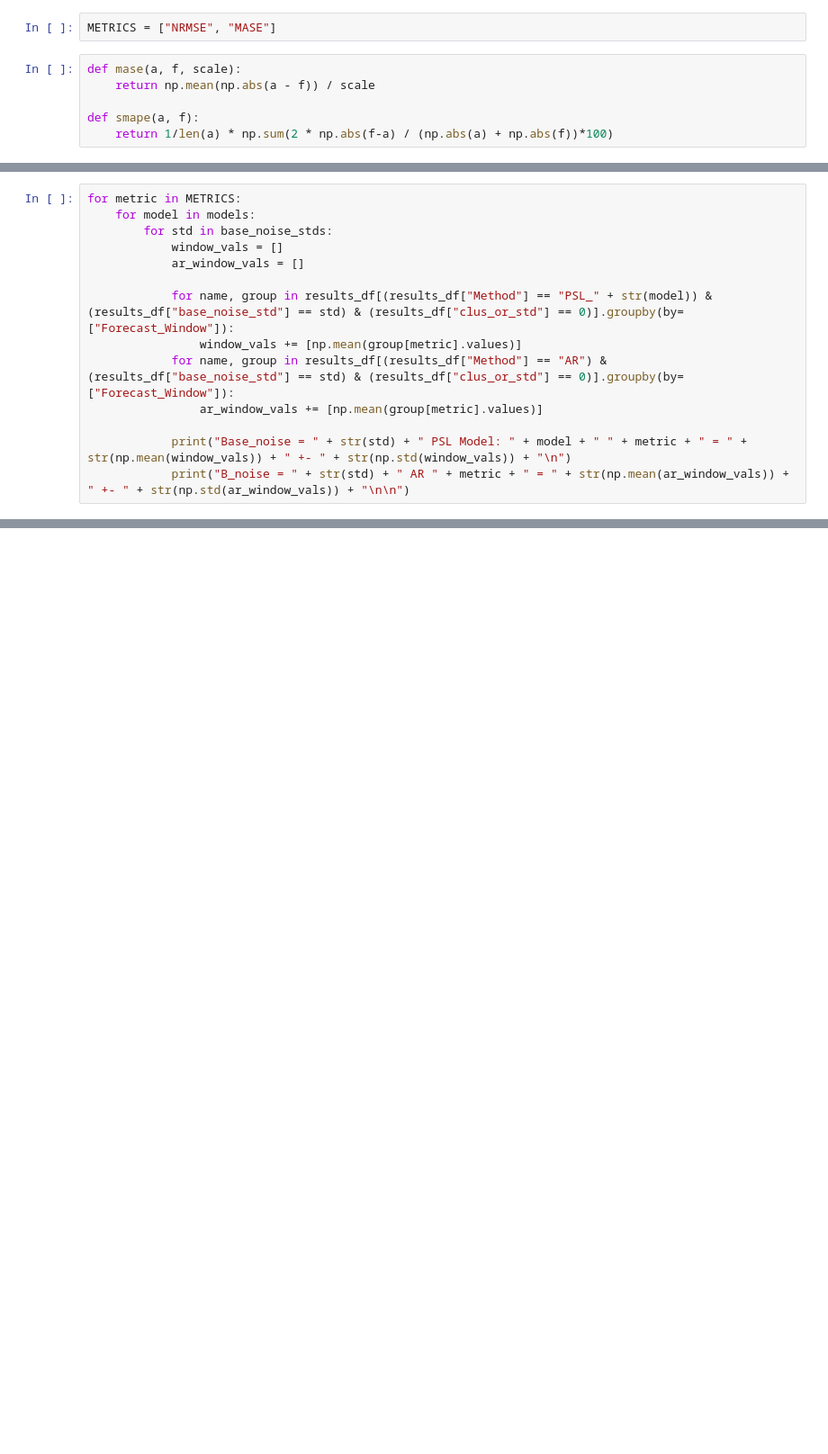
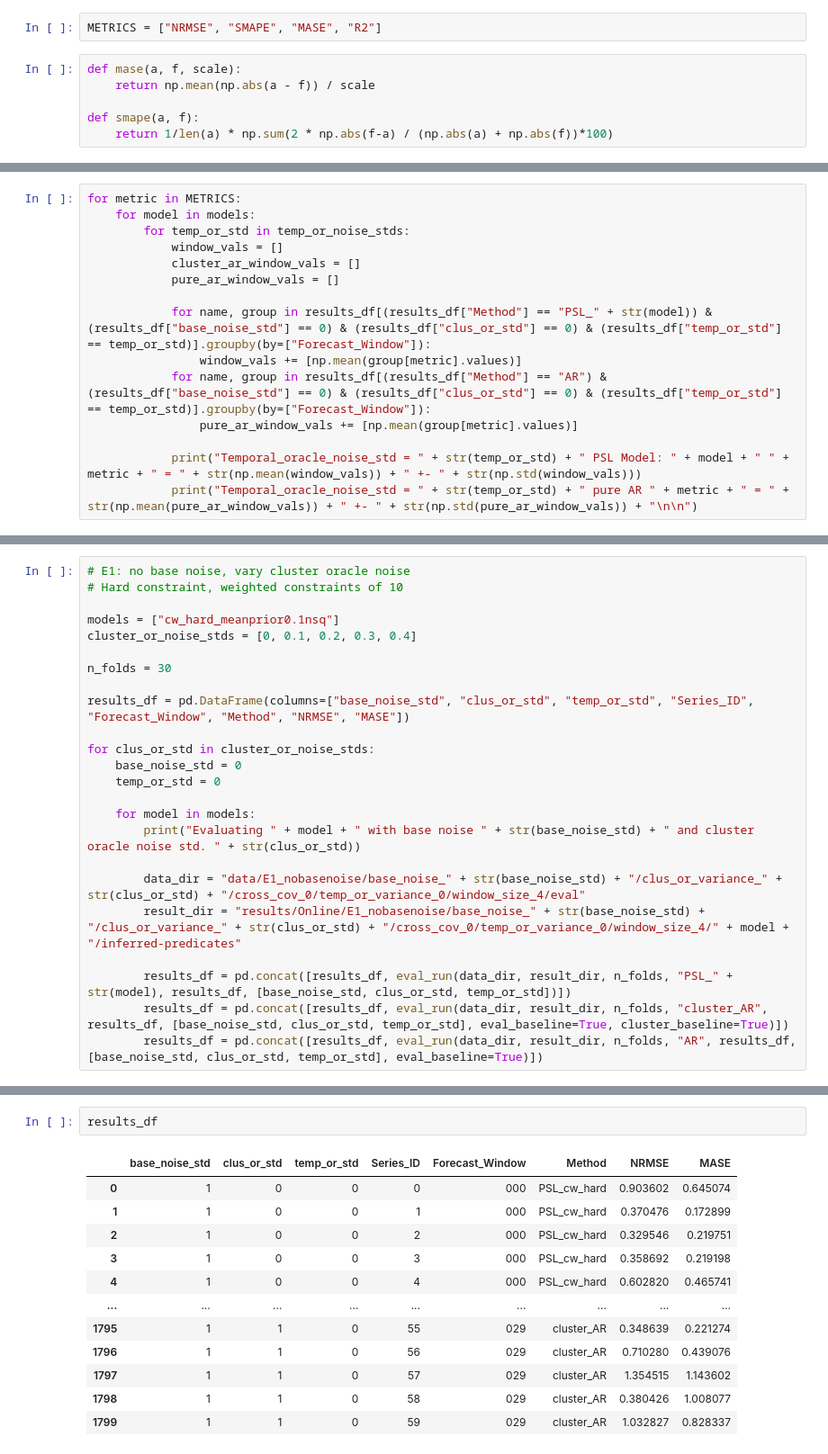
Before and after one commit to ThachAndrew/SyntheticTimeSeries, a Jupyter notebook: PSL-ARH results.ipynb, the cells around one changed output, grey strips where cells are left out. Shown: that part at 90% size. Drawn from its saved outputs; the diff is of its cells as text; blank space fills up the shorter version.

Commit message:
Results notebook, result parsing

```diff
--- a/PSL-ARH results.ipynb
+++ b/PSL-ARH results.ipynb
@@ -10,7 +11,7 @@ TRUTH_PREDICATE_FILE_NAME = "Series_truth.txt"
 AR_BASELINE_FILE_NAME = "ARBaseline_obs.txt"
 CLUSTER_BASELINE_NAME = "ARBaselineNaiveTD_obs.txt"
 # %%
-METRICS = ["NRMSE", "MASE"]
+METRICS = ["NRMSE", "SMAPE", "MASE", "R2"]
 # %%
 def mase(a, f, scale):
     return np.mean(np.abs(a - f)) / scale
@@ -138,15 +210,16 @@ Evaluating temporal_hard with base noise 2
 # %%
 for metric in METRICS:
     for model in models:
-        for std in base_noise_stds:
+        for temp_or_std in temp_or_noise_stds:
             window_vals = []
-            ar_window_vals = []
+            cluster_ar_window_vals = []
+            pure_ar_window_vals = []
 
-            for name, group in results_df[(results_df["Method"] == "PSL_" + str(model)) & (results_df["base_noise_std"] == std) & (results_df["clus_or_std"] == 0)].groupby(by=["Forecast_Window"]):
+            for name, group in results_df[(results_df["Method"] == "PSL_" + str(model)) & (results_df["base_noise_std"] == 0) & (results_df["clus_or_std"] == 0) & (results_df["temp_or_std"] == temp_or_std)].groupby(by=["Forecast_Window"]):
                 window_vals += [np.mean(group[metric].values)]
-            for name, group in results_df[(results_df["Method"] == "AR") & (results_df["base_noise_std"] == std) & (results_df["clus_or_std"] == 0)].groupby(by=["Forecast_Window"]):
-                ar_window_vals += [np.mean(group[metric].values)]
+            for name, group in results_df[(results_df["Method"] == "AR") & (results_df["base_noise_std"] == 0) & (results_df["clus_or_std"] == 0) & (results_df["temp_or_std"] == temp_or_std)].groupby(by=["Forecast_Window"]):
+                pure_ar_window_vals += [np.mean(group[metric].values)]
 
-            print("Base_noise = " + str(std) + " PSL Model: " + model + " " + metric + " = " + str(np.mean(window_vals)) + " +- " + str(np.std(window_vals)) + "\n")
-            print("B_noise = " + str(std) + " AR " + metric + " = " + str(np.mean(ar_window_vals)) + " +- " + str(np.std(ar_window_vals)) + "\n\n")
+            print("Temporal_oracle_noise_std = " + str(temp_or_std) + " PSL Model: " + model + " " + metric + " = " + str(np.mean(window_vals)) + " +- " + str(np.std(window_vals)))
+            print("Temporal_oracle_noise_std = " + str(temp_or_std) + " pure AR " + metric + " = " + str(np.mean(pure_ar_window_vals)) + " +- " + str(np.std(pure_ar_window_vals)) + "\n\n")
 # %% [output]
@@ -169,0 +243,24 @@ B_noise = 2 AR MASE = 0.8919349334766594 +- 0.05933410364700917
+# %%
+# E1: no base noise, vary cluster oracle noise
+# Hard constraint, weighted constraints of 10
+
+models = ["cw_hard_meanprior0.1nsq"]
+cluster_or_noise_stds = [0, 0.1, 0.2, 0.3, 0.4]
+
+n_folds = 30
+
+results_df = pd.DataFrame(columns=["base_noise_std", "clus_or_std", "temp_or_std", "Series_ID", "Forecast_Window", "Method", "NRMSE", "MASE"])
+
+for clus_or_std in cluster_or_noise_stds:
+    base_noise_std = 0
+    temp_or_std = 0
+
+    for model in models:
+        print("Evaluating " + model + " with base noise " + str(base_noise_std) + " and cluster oracle noise std. " + str(clus_or_std))
+
+        data_dir = "data/E1_nobasenoise/base_noise_" + str(base_noise_std) + "/clus_or_variance_" + str(clus_or_std) + "/cross_cov_0/temp_or_variance_0/window_size_4/eval"
+        result_dir = "results/Online/E1_nobasenoise/base_noise_" + str(base_noise_std) + "/clus_or_variance_" + str(clus_or_std) + "/cross_cov_0/temp_or_variance_0/window_size_4/" + model + "/inferred-predicates"
+
+        results_df = pd.concat([results_df, eval_run(data_dir, result_dir, n_folds, "PSL_" + str(model), results_df, [base_noise_std, clus_or_std, temp_or_std])])
+        results_df = pd.concat([results_df, eval_run(data_dir, result_dir, n_folds, "cluster_AR", results_df, [base_noise_std, clus_or_std, temp_or_std], eval_baseline=True, cluster_baseline=True)])
+        results_df = pd.concat([results_df, eval_run(data_dir, result_dir, n_folds, "AR", results_df, [base_noise_std, clus_or_std, temp_or_std], eval_baseline=True)])
@@ -169,0 +273,15 @@ B_noise = 2 AR MASE = 0.8919349334766594 +- 0.05933410364700917
+# %%
+results_df
+# %% [output]
+|  | base_noise_std | clus_or_std | temp_or_std | Series_ID | Forecast_Window | Method | NRMSE | MASE |
+| 0 | 1 | 0 | 0 | 0 | 000 | PSL_cw_hard | 0.903602 | 0.645074 |
+| 1 | 1 | 0 | 0 | 1 | 000 | PSL_cw_hard | 0.370476 | 0.172899 |
+| 2 | 1 | 0 | 0 | 2 | 000 | PSL_cw_hard | 0.329546 | 0.219751 |
+| 3 | 1 | 0 | 0 | 3 | 000 | PSL_cw_hard | 0.358692 | 0.219198 |
+| 4 | 1 | 0 | 0 | 4 | 000 | PSL_cw_hard | 0.602820 | 0.465741 |
+| ... | ... | ... | ... | ... | ... | ... | ... | ... |
+| 1795 | 1 | 1 | 0 | 55 | 029 | cluster_AR | 0.348639 | 0.221274 |
+| 1796 | 1 | 1 | 0 | 56 | 029 | cluster_AR | 0.710280 | 0.439076 |
+| 1797 | 1 | 1 | 0 | 57 | 029 | cluster_AR | 1.354515 | 1.143602 |
+| 1798 | 1 | 1 | 0 | 58 | 029 | cluster_AR | 0.380426 | 1.008077 |
+| 1799 | 1 | 1 | 0 | 59 | 029 | cluster_AR | 1.032827 | 0.828337 |
```
Also changed, not shown: parts of 12 cells of this notebook.
